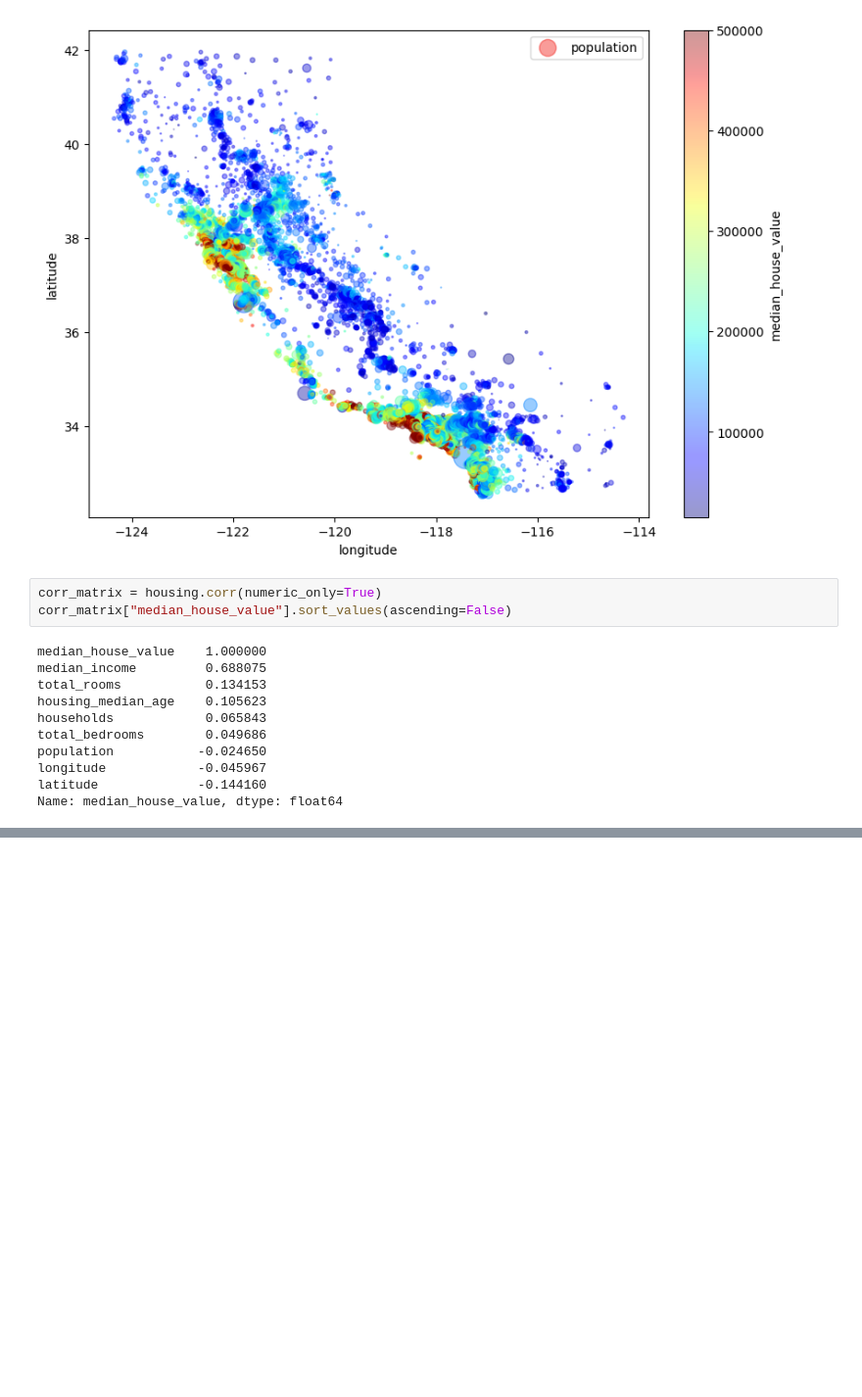
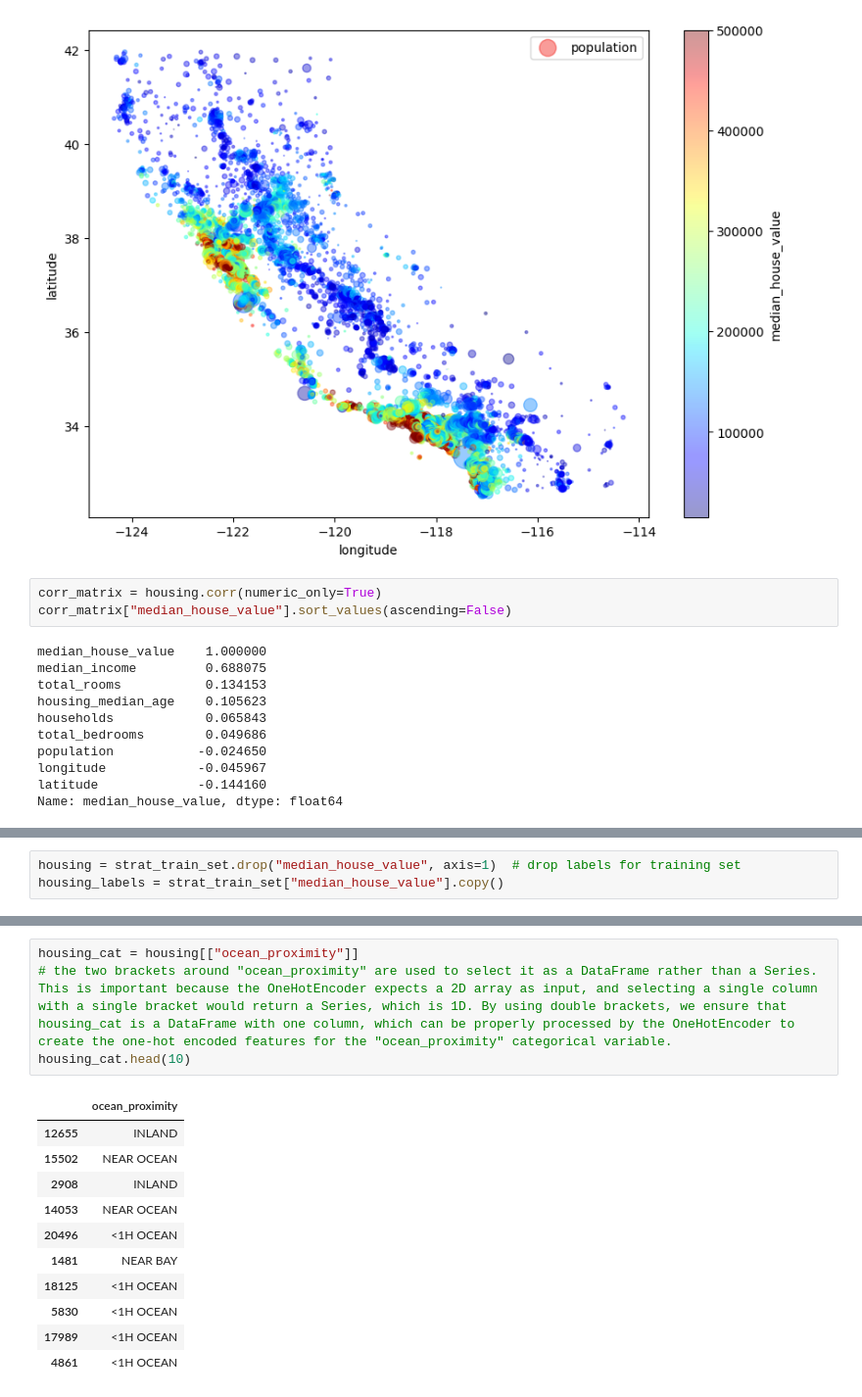
Before and after one commit to shaambhavi-dubey/machine-learning, a Jupyter notebook: housing.ipynb, the cells around one changed output, grey strips where cells are left out. Shown at 98% size. Drawn from its saved outputs; the diff is of its cells as text; blank space fills up the shorter version.

```diff
--- a/housing.ipynb
+++ b/housing.ipynb
@@ -130,0 +157,3 @@ Name: median_house_value, dtype: float64
+# %%
+housing = strat_train_set.drop("median_house_value", axis=1)  # drop labels for training set
+housing_labels = strat_train_set["median_house_value"].copy()
@@ -130,0 +172,16 @@ Name: median_house_value, dtype: float64
+# %%
+housing_cat = housing[["ocean_proximity"]]
+# the two brackets around "ocean_proximity" are used to select it as a DataFrame rather than a Series. This is important because the OneHotEncoder expects a 2D array as input, and selecting a single column with a single bracket would return a Series, which is 1D. By using double brackets, we ensure that housing_cat is a DataFrame with one column, which can be properly processed by the OneHotEncoder to create the one-hot encoded features for the "ocean_proximity" categorical variable.
+housing_cat.head(10)
+# %% [output]
+|  | ocean_proximity |
+| 12655 | INLAND |
+| 15502 | NEAR OCEAN |
+| 2908 | INLAND |
+| 14053 | NEAR OCEAN |
+| 20496 | <1H OCEAN |
+| 1481 | NEAR BAY |
+| 18125 | <1H OCEAN |
+| 5830 | <1H OCEAN |
+| 17989 | <1H OCEAN |
+| 4861 | <1H OCEAN |
```
Also changed, not shown: parts of 16 cells of this notebook, 3 other files.
